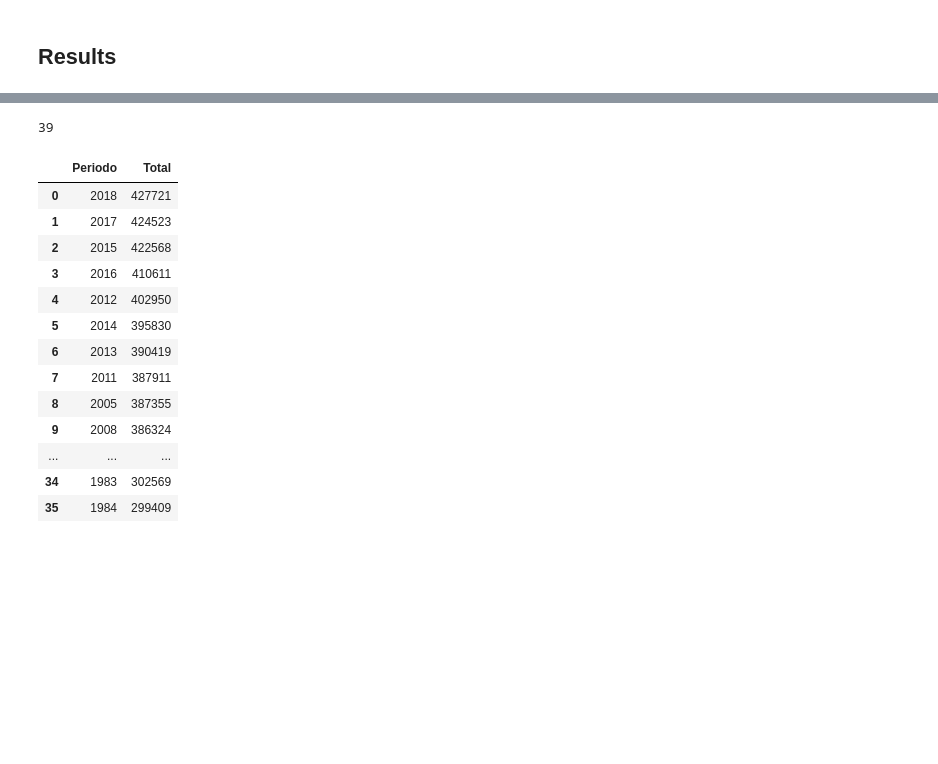
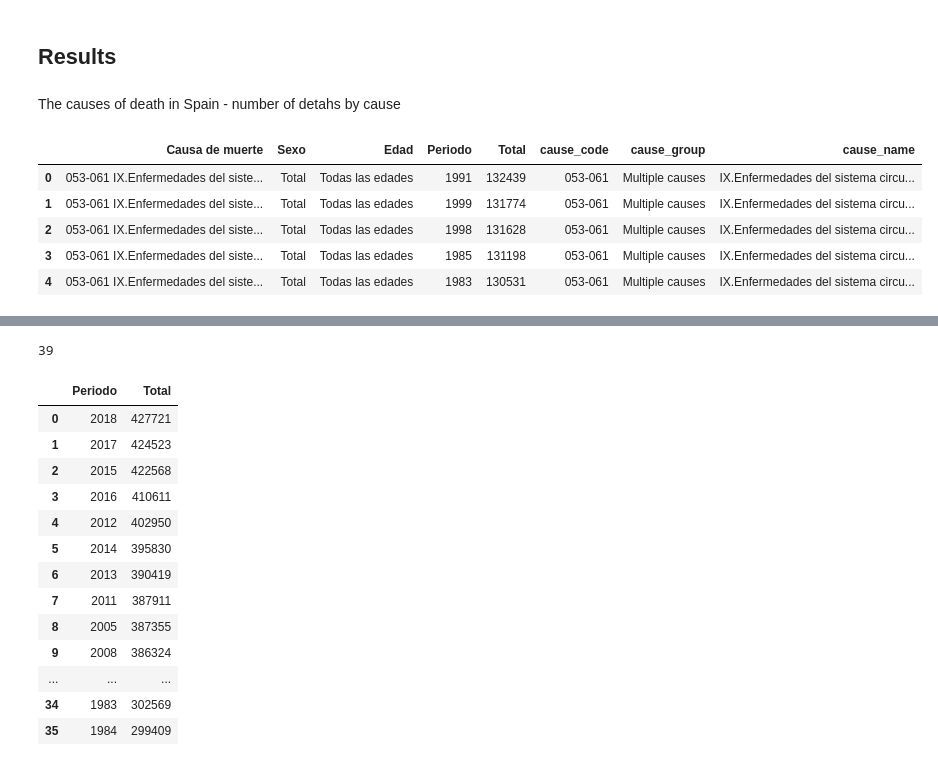
Before and after one commit to Malvagfr/challenges, a Jupyter notebook: deaths/deadly_viz_challenge.ipynb, the cells around one changed output, grey strips where cells are left out. Cells and saved outputs as stored; diff of their text form; code cells hidden in the pictures; blank space fills up the shorter version.

```diff
--- a/deaths/deadly_viz_challenge.ipynb
+++ b/deaths/deadly_viz_challenge.ipynb
@@ -286,2 +293,18 @@ dataset_scatter.iplot(x='VARIABLE',
 # %% [markdown]
 ## Results
+# %% [markdown]
+The causes of death in Spain - number of detahs by cause
+# %%
+#taking only totals and excluding all deaths
+dataset_deathts_causes = mod.row_filter(deaths, 'Sexo', ['Total'])
+dataset_deathts_causes = mod.row_filter(dataset_deathts_causes, 'Edad', ['Todas las edades'])
+dataset_deathts_causes = dataset_deathts_causes[~dataset_deathts_causes['cause_name'].isin(['I-XXII.Todas las causas'])]
+dataset_deathts_causes = mod.row_filter(dataset_deathts_causes, 'cause_group', ['Multiple causes'])
+dataset_deathts_causes.head()
+# %% [output]
+|  | Causa de muerte | Sexo | Edad | Periodo | Total | cause_code | cause_group | cause_name |
+| 0 | 053-061 IX.Enfermedades del siste... | Total | Todas las edades | 1991 | 132439 | 053-061 | Multiple causes | IX.Enfermedades del sistema circu... |
+| 1 | 053-061 IX.Enfermedades del siste... | Total | Todas las edades | 1999 | 131774 | 053-061 | Multiple causes | IX.Enfermedades del sistema circu... |
+| 2 | 053-061 IX.Enfermedades del siste... | Total | Todas las edades | 1998 | 131628 | 053-061 | Multiple causes | IX.Enfermedades del sistema circu... |
+| 3 | 053-061 IX.Enfermedades del siste... | Total | Todas las edades | 1985 | 131198 | 053-061 | Multiple causes | IX.Enfermedades del sistema circu... |
+| 4 | 053-061 IX.Enfermedades del siste... | Total | Todas las edades | 1983 | 130531 | 053-061 | Multiple causes | IX.Enfermedades del sistema circu... |
```
Also changed, not shown: parts of 50 cells of this notebook.
